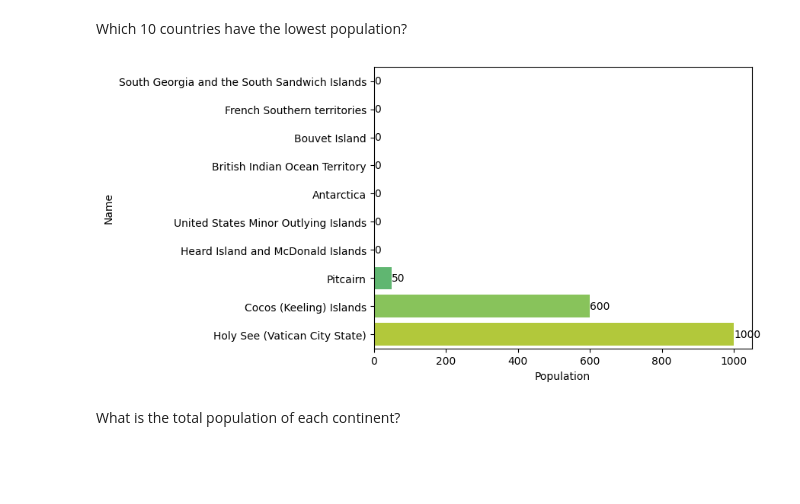
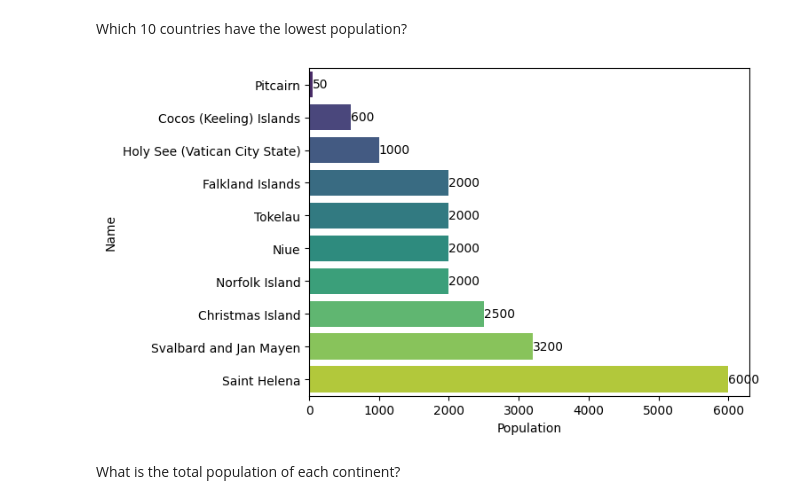
Before and after one commit to khalidkhankakar/SQL-for-datascience, a Jupyter notebook: projects/world_countries/main.ipynb, the cells around one changed output. Cells and saved outputs as stored; diff of their text form; code cells hidden in the pictures; blank space fills up the shorter version.

```diff
--- a/projects/world_countries/main.ipynb
+++ b/projects/world_countries/main.ipynb
@@ -101,21 +101,21 @@ plt.show()
 # %% [markdown]
 Which 10 countries have the lowest population?
 # %%
-query = """SELECT *  FROM country ORDER BY Population ASC LIMIT 10;"""
+query = """SELECT *  FROM country WHERE Population > 0 ORDER BY Population  ASC LIMIT 10 ;"""
 df = pd.read_sql(query, conn)
 
 ax = sns.barplot(
     y="Name",
     x="Population",
     palette='viridis',
     data=df,
 )
 
 for container in ax.containers:
     ax.bar_label(container)
 plt.show()
 # %% [output]
-[figure, old version]
+[figure, new version]
 # %% [markdown]
 What is the total population of each continent?
 # %%
```
